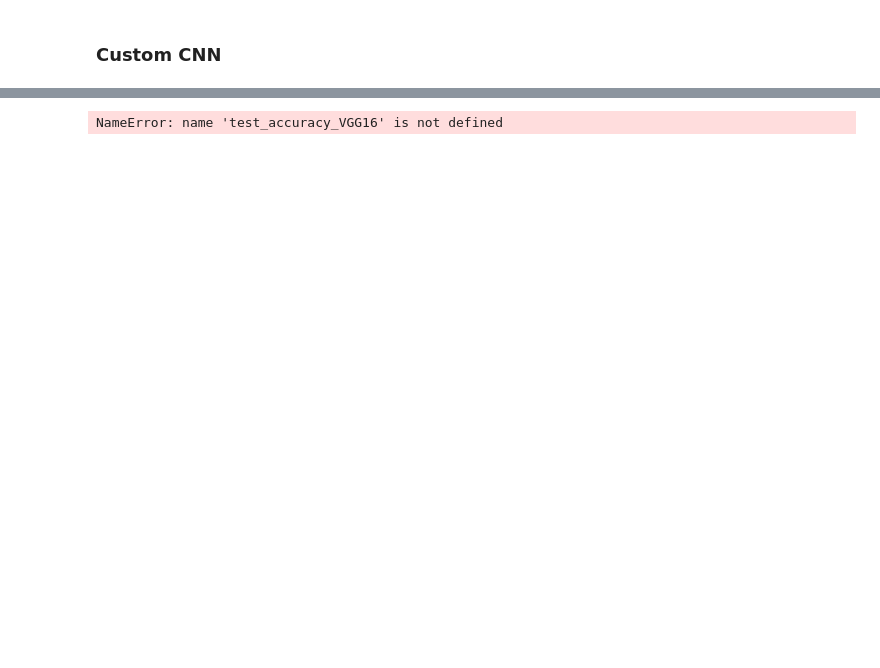
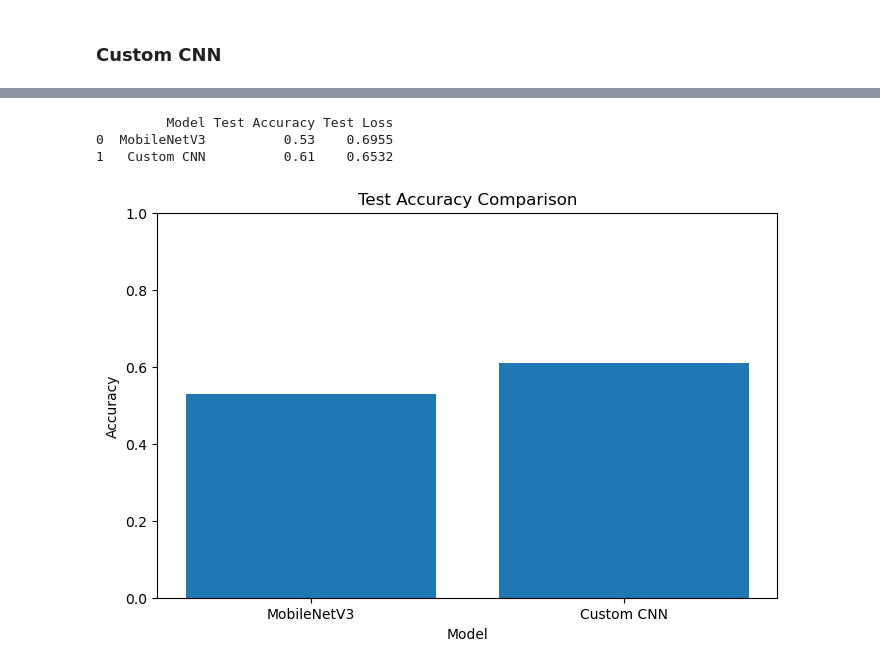
Before and after one commit to NickBres/CoinsRecognition, a Jupyter notebook: alexanderVSjohn.ipynb, the cells around one changed output, grey strips where cells are left out. Cells and saved outputs as stored; diff of their text form; code cells hidden in the pictures; blank space fills up the shorter version.

```diff
--- a/alexanderVSjohn.ipynb
+++ b/alexanderVSjohn.ipynb
@@ -493,36 +586,39 @@ plt.show()
 ### Final Results Summary
 
 # Collect results from the three models
 results_summary = {
-    "Model": ["MobileNetV2", "VGG16", "Custom CNN"],
+    "Model": ["MobileNetV3", "Custom CNN"],
     "Test Accuracy": [
-        f"{test_accuracy_MNV2:.2f}",  # MobileNetV2 test accuracy
-        f"{test_accuracy_VGG16:.2f}",  # VGG16 test accuracy
+        f"{test_accuracy_MNV3:.2f}",  # MobileNetV2 test accuracy
+        # f"{test_accuracy_VGG16:.2f}",  # VGG16 test accuracy
         f"{test_accuracy_CNN:.2f}"  # Custom CNN test accuracy
     ],
     "Test Loss": [
-        f"{test_loss_MNV2:.4f}",  # MobileNetV2 test loss
-        f"{test_loss_VGG16:.4f}",  # VGG16 test loss
+        f"{test_loss_MNV3:.4f}",  # MobileNetV2 test loss
+        # f"{test_loss_VGG16:.4f}",  # VGG16 test loss
         f"{test_loss_CNN:.4f}"  # Custom CNN test loss
     ]
 }
 
 # Display results in a clear format
 import pandas as pd
 
 results_df = pd.DataFrame(results_summary)
 print(results_df)
 
 # Optional: Save the results to a CSV for later comparison
 results_df.to_csv("model_results_summary.csv", index=False)
 
 # Display bar chart for visual comparison
 plt.figure(figsize=(8, 5))
 plt.bar(results_summary["Model"], [float(acc) for acc in results_summary["Test Accuracy"]])
 plt.ylim(0, 1)  # Accuracy ranges from 0 to 1
 plt.title("Test Accuracy Comparison")
 plt.xlabel("Model")
 plt.ylabel("Accuracy")
 plt.show()
 # %% [output]
-NameError: name 'test_accuracy_VGG16' is not defined
+         Model Test Accuracy Test Loss
+0  MobileNetV3          0.53    0.6955
+1   Custom CNN          0.61    0.6532
+[figure, added]
```
Also changed, not shown: parts of 25 cells of this notebook.
